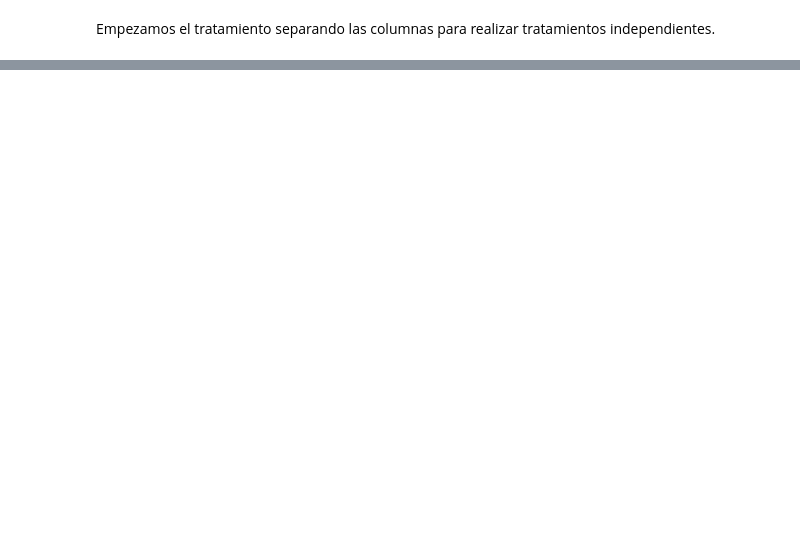
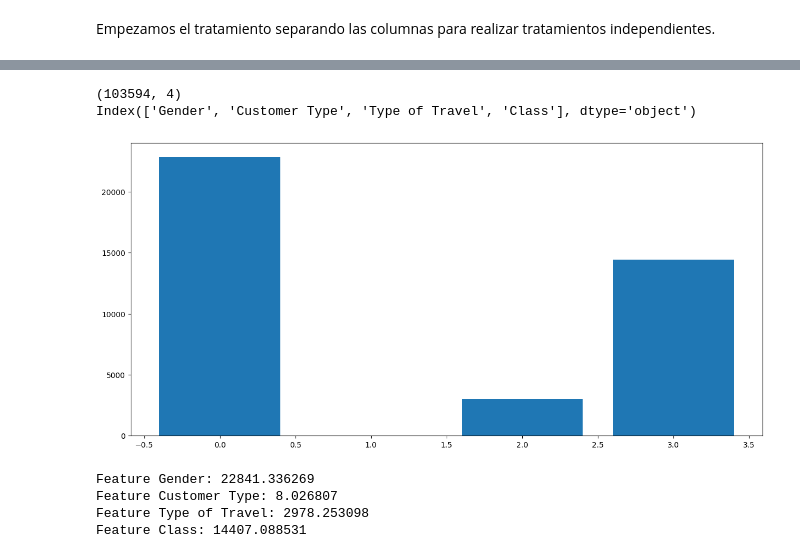
Before and after one commit to nlmaldonadog/PreparacionDeDatos-Trabajo1, a Jupyter notebook: Data_preparation-Nicolas_Maldonado.ipynb, the cells around one changed output, grey strips where cells are left out. Cells and saved outputs as stored; diff of their text form; code cells hidden in the pictures; blank space fills up the shorter version.

Commit message:
:sparkles: ANOVA feature selection

```diff
--- a/Data_preparation-Nicolas_Maldonado.ipynb
+++ b/Data_preparation-Nicolas_Maldonado.ipynb
@@ -324,0 +335,46 @@ Con las tecnicas aplicadas hasta el momento podemos ver una mejora en el accurac
+# %%
+from sklearn.feature_selection import SelectKBest
+from sklearn.feature_selection import chi2
+
+# feature selection
+def select_features(X_train, y_train): #test
+# def select_features(X_train, y_train, X_test):
+    fs = SelectKBest(score_func=chi2, k='all')  #k='all'; k=4
+    fs.fit(X_train, y_train)
+    X_train_fs = fs.transform(X_train)
+    # X_test_fs = fs.transform(X_test)
+    # return X_train_fs, X_test_fs, fs   #Devolvemos tb el objeto para conocer el índice de dependencia con la target
+    return X_train_fs, fs   #Devolvemos tb el objeto para conocer el índice de dependencia con la target
+
+# prepare target
+def prepare_targets(y_train):
+# def prepare_targets(y_train, y_test):
+    le = LabelEncoder()
+    le.fit(y_train)
+    y_train_enc = le.transform(y_train)
+    # y_test_enc = le.transform(y_test)
+    # return y_train_enc, y_test_enc
+    return y_train_enc
+
+
+df_procesado = preprocessor.fit_transform(df_trated[categorical_ix])
+print(df_procesado.shape)
+# X_train_fs, X_test_fs, fs = select_features(X_train_enc, y_train_enc, X_test_enc)
+y_process = prepare_targets(y)
+
+print(categorical_ix)
+fig, axs = plt.subplots(figsize=(15,7))
+X_train_fs, fs = select_features(df_procesado, y_process)
+plt.bar([i for i in range(len(fs.scores_))], fs.scores_)
+plt.show()
+for i in range(len(fs.scores_)):
+    print('Feature %s: %f' % (list(categorical_ix)[i], fs.scores_[i]))
+# plot the scores
+# %% [output]
+(103594, 4)
+Index(['Gender', 'Customer Type', 'Type of Travel', 'Class'], dtype='object')
+[figure, added]
+Feature Gender: 22841.336269
+Feature Customer Type: 8.026807
+Feature Type of Travel: 2978.253098
+Feature Class: 14407.088531
```
Also changed, not shown: parts of 50 cells of this notebook.
